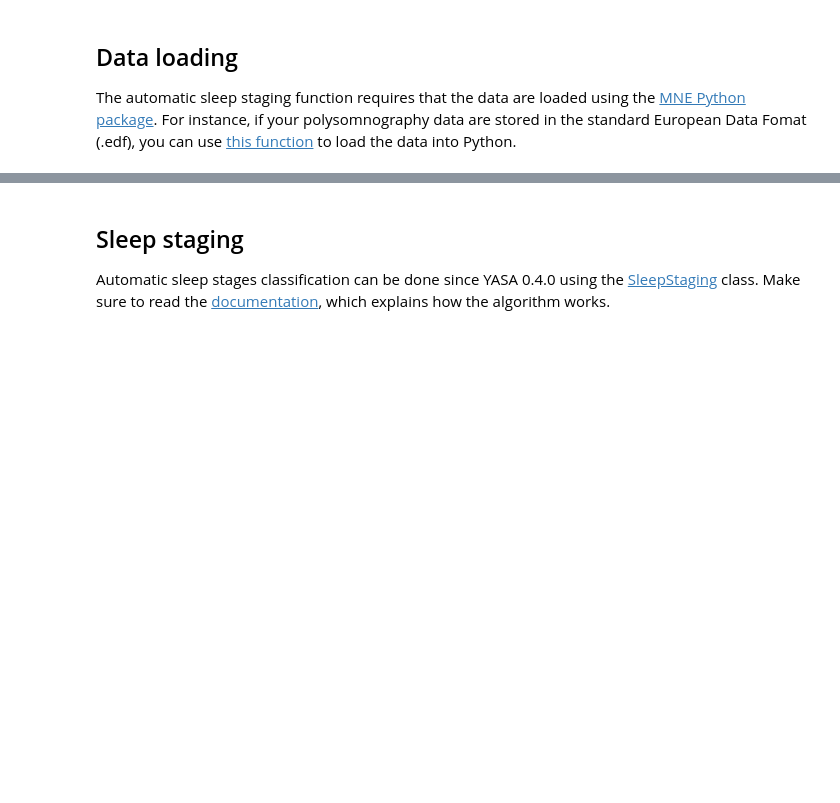
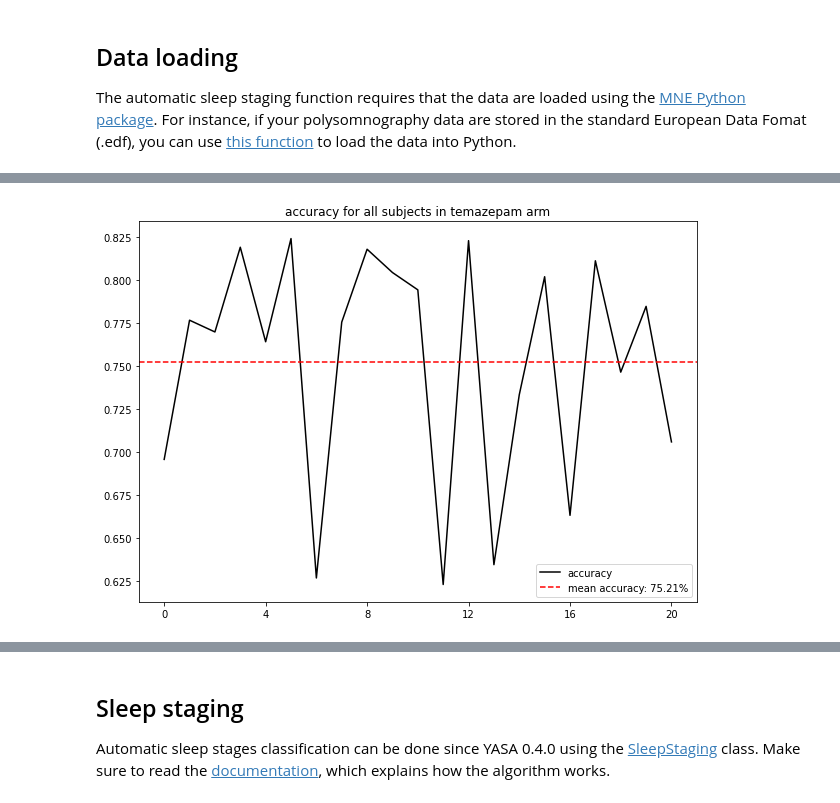
Before and after one commit to tmorshed/yasa, a Jupyter notebook: notebooks/14_automatic_sleep_staging.ipynb, the cells around one changed output, grey strips where cells are left out. Cells and saved outputs as stored; diff of their text form; code cells hidden in the pictures; blank space fills up the shorter version.

```diff
--- a/notebooks/14_automatic_sleep_staging.ipynb
+++ b/notebooks/14_automatic_sleep_staging.ipynb
@@ -16,2 +19,6 @@ from IPython.display import Latex as latex
+# %%
+import warnings
+warnings.filterwarnings("ignore")
+mne.set_log_level('ERROR')
 # %% [markdown]
 Functions:
@@ -57,11 +28,0 @@ Using default location ~/mne_data for PHYSIONET_SLEEP...
-# %%
-# Let's load a nap recording, directly as an MNE Raw object
-raw = mne.io.read_raw(e, preload=True, verbose=False)
-print('The channels are:', raw.ch_names)
-print('The sampling frequency is:', raw.info['sfreq'])
-raw.set_channel_types({'EEG Fpz-Cz': 'eeg',
-                        'EEG Pz-Oz': 'eeg',
-                        'EOG horizontal': 'eog',
-                        'EMG submental': 'emg',
-                        'Marker': 'stim'})
-raw
@@ -111,0 +181,7 @@ hypno = make_hypno(raw, evs, annot_id, event_id)
+# %%
+accs = []
+for i in trange(21, desc='testing `yasa` staging for subjects:'):
+    mne.set_log_level(50)
+    raw, hypno = import_subject_mne_edf(sid=i, arm='temazepam')
+    accuracy = test_staging(raw, hypno, eeg_name='EEG Fpz-Cz', metadata=None, savefig=True, sid=i)
+    accs = np.append(accs, accuracy)
@@ -111,0 +206,9 @@ hypno = make_hypno(raw, evs, annot_id, event_id)
+# %%
+fig,ax=plt.subplots(figsize=(10,7));
+ax.plot(accs, label='accuracy', color='k')
+ax.axhline(y=accs.mean(), color='r', linestyle='--', label='mean accuracy: {}%'.format(round(accs.mean()*100, 3)))
+ax.set(title="accuracy for all subjects in temazepam arm", xticks=np.arange(start=0,stop=21, step=4, dtype=int))
+ax.legend(loc='lower right')
+plt.show()
+# %% [output]
+[figure, added]
```
Also changed, not shown: parts of 21 cells of this notebook.
